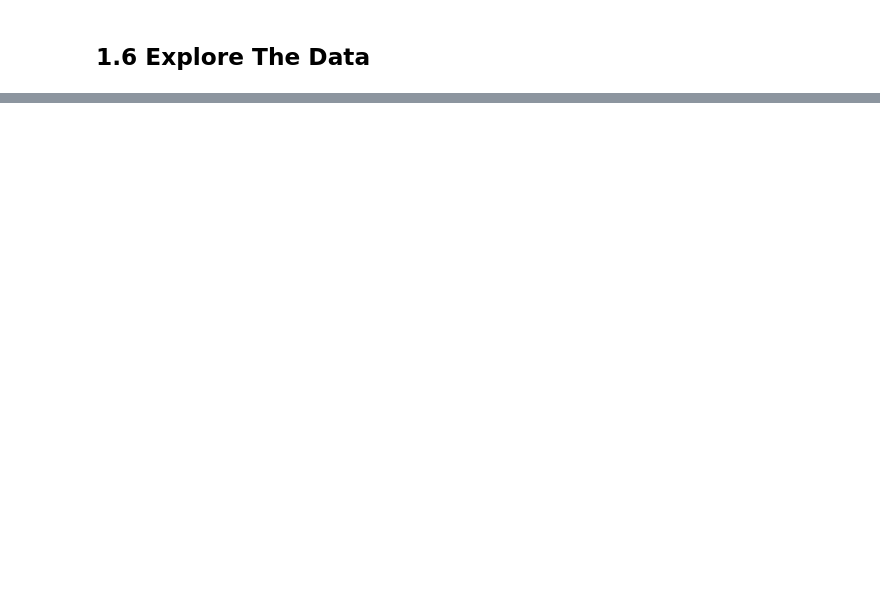
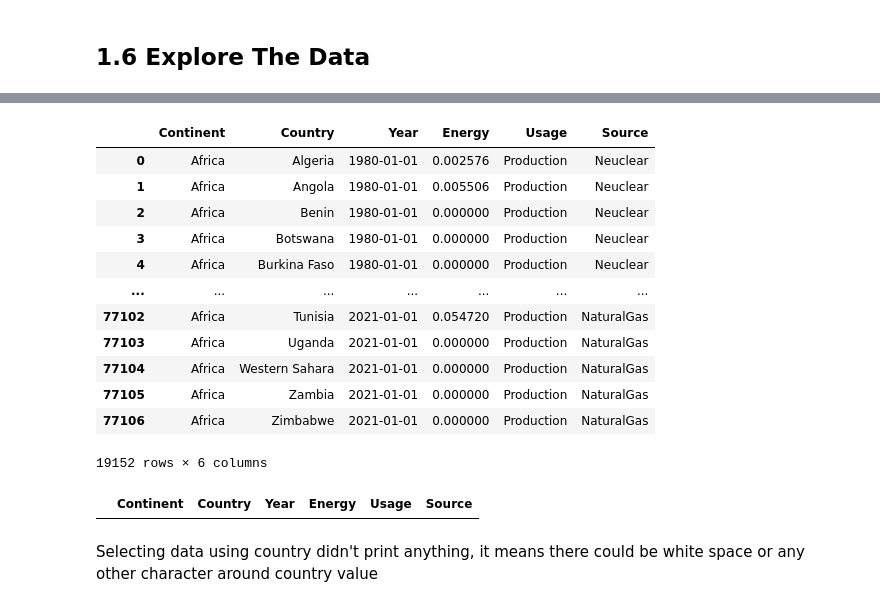
Before and after one commit to loveleenb/Energy-Prediction, a Jupyter notebook: Notebooks/02_data_wrangling.ipynb, the cells around one changed output, grey strips where cells are left out. Cells and saved outputs as stored; diff of their text form; code cells hidden in the pictures; blank space fills up the shorter version.

Commit message:
adding data wrangling

```diff
--- a/Notebooks/02_data_wrangling.ipynb
+++ b/Notebooks/02_data_wrangling.ipynb
@@ -53,0 +63,6 @@ First steps in auditing the data are the info method and displaying the first fe
+# %%
+for the_file in list_of_files:
+    print(the_file)
+    df = pd.read_csv(the_file)
+    print(df.head())
+    print(df.columns)
@@ -54,2 +200,28 @@ First steps in auditing the data are the info method and displaying the first fe
+# %%
+# Defining dataframe that I want afting combining all the files
+final_df = pd.DataFrame(columns=["Continent", "Country", "Year", "Energy", "Usage", "Source"])
+
+#loop through all the files
+for the_file in list_of_files:
+
+    df = pd.read_csv(the_file)
+    # add all the column names in the list
+    df_col_list = df.columns.tolist()
+    # to get usage of energy (production or consumption) or type of energy, take value from last column name
+    Usage_type = df_col_list[-1].split("_")[0]
+    Energy_type = df_col_list[-1].split("_")[1]
+
+    # Remove total energy column
+    df = df.loc[:, df.columns!=df_col_list[-1]]
+    # melting data to get all the years in onve column
+    df_melt = df.melt(id_vars=['Continent', 'Country'],
+                   var_name='Year',
+                   value_name='Energy')
+
+    # defining columns for usage (production or consumption) and type of energy
+    df_melt['Usage'] = Usage_type
+    df_melt['Source'] = Energy_type
+    #concatinating dataframe to get one dataframe
+    final_df = pd.concat([final_df, df_melt], ignore_index=True, axis=0)
 # %% [markdown]
 ## 1.6 Explore The Data<a id='1.6_Explore_The_Data'></a>
@@ -328,0 +257,4 @@ array(['Africa', 'Asia & Oceania', 'Middle East',
+# %%
+final_df[['Year']] = final_df[['Year']].apply(pd.to_datetime)
+# %%
+final_df[['Energy']] = final_df[['Energy']].apply(pd.to_numeric, errors='coerce')
@@ -328,0 +272,24 @@ array(['Africa', 'Asia & Oceania', 'Middle East',
+# %%
+# checking if a data can be selecteed using a continent
+final_df.loc[(final_df['Continent'] == 'Africa')]
+# %% [output]
+|  | Continent | Country | Year | Energy | Usage | Source |
+| 0 | Africa | Algeria | 1980-01-01 | 0.002576 | Production | Neuclear |
+| 1 | Africa | Angola | 1980-01-01 | 0.005506 | Production | Neuclear |
+| 2 | Africa | Benin | 1980-01-01 | 0.000000 | Production | Neuclear |
+| 3 | Africa | Botswana | 1980-01-01 | 0.000000 | Production | Neuclear |
+| 4 | Africa | Burkina Faso | 1980-01-01 | 0.000000 | Production | Neuclear |
+| ... | ... | ... | ... | ... | ... | ... |
+| 77102 | Africa | Tunisia | 2021-01-01 | 0.054720 | Production | NaturalGas |
+| 77103 | Africa | Uganda | 2021-01-01 | 0.000000 | Production | NaturalGas |
+| 77104 | Africa | Western Sahara | 2021-01-01 | 0.000000 | Production | NaturalGas |
+| 77105 | Africa | Zambia | 2021-01-01 | 0.000000 | Production | NaturalGas |
+| 77106 | Africa | Zimbabwe | 2021-01-01 | 0.000000 | Production | NaturalGas |
+19152 rows × 6 columns
+# %%
+# checking if a data can be selecteed using a country
+final_df.loc[(final_df['Country'] == 'Algeria')]
+# %% [output]
+|  | Continent | Country | Year | Energy | Usage | Source |
+# %% [markdown]
+Selecting data using country didn't print anything, it means there could be white space or any other character around country value
```
Also changed, not shown: parts of 64 cells of this notebook, 31 other files.
